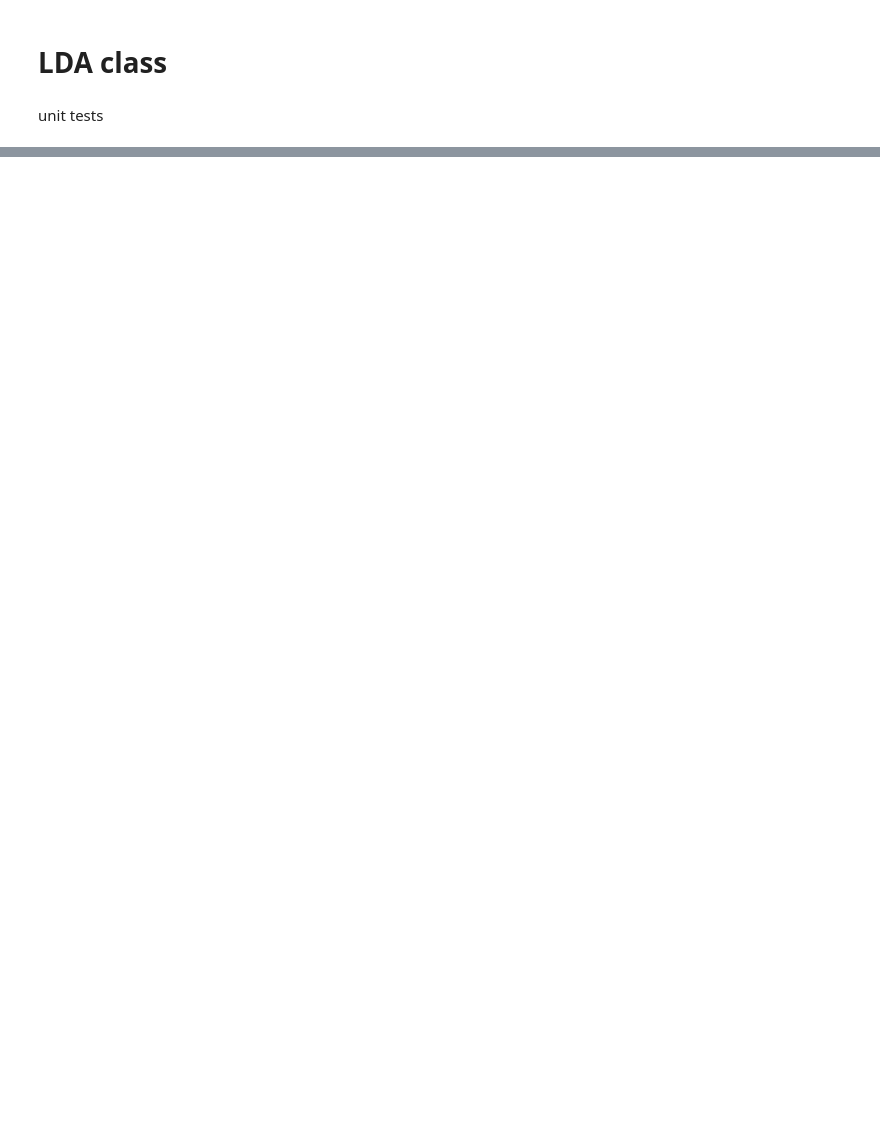
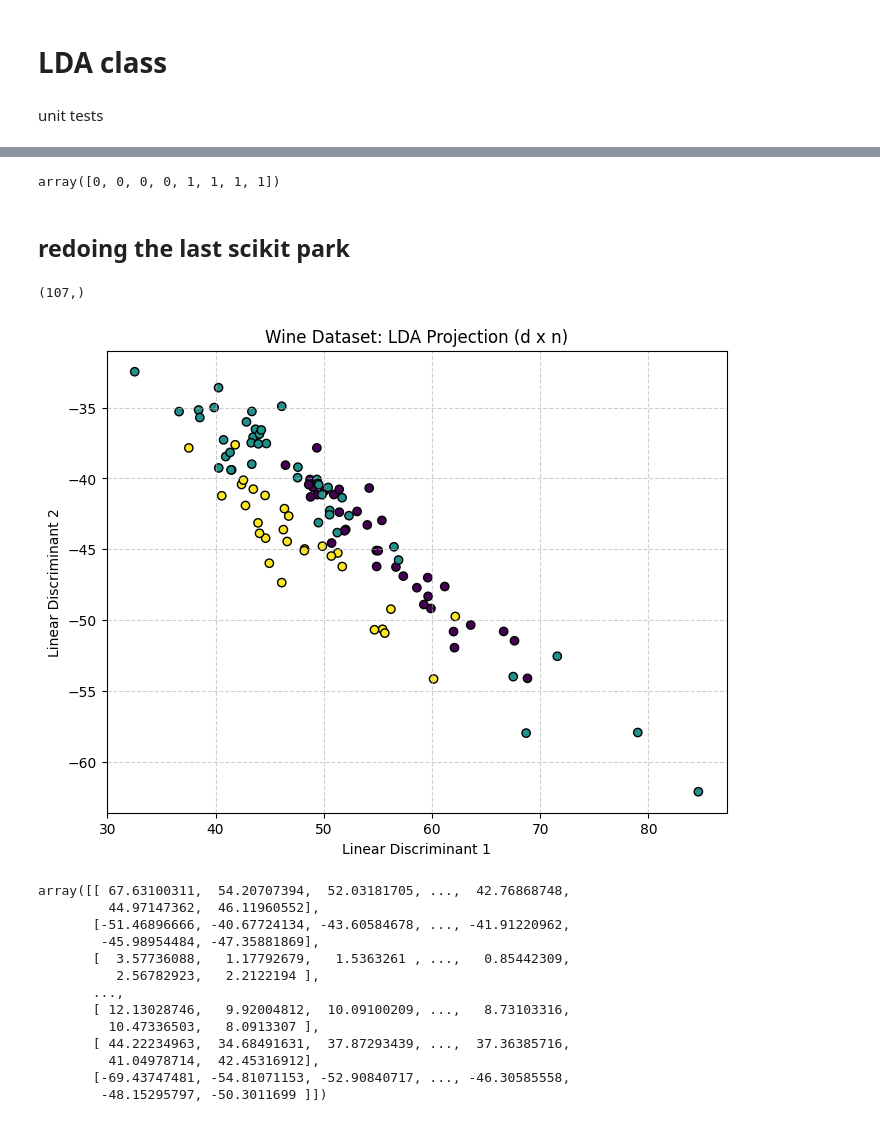
Before and after one commit to Obakeng-Mogale/cs315-assign-1, a Jupyter notebook: assign1/src/assign1.ipynb, the cells around one changed output, grey strips where cells are left out. Drawn from its saved outputs; the diff is of its cells as text; code cells hidden in the pictures; blank space fills up the shorter version.

```diff
--- a/assign1/src/assign1.ipynb
+++ b/assign1/src/assign1.ipynb
@@ -894,0 +1227,43 @@ y = np.array([0, 0, 0, 0, 1, 1, 1, 1])
+# %%
+own_LDA.predict(X)
+# %% [output]
+array([0, 0, 0, 0, 1, 1, 1, 1])
+# %% [markdown]
+## redoing the last scikit park
+# %%
+wine_train_labels.shape
+# %% [output]
+(107,)
+# %%
+# 1. Initialize and fit your d x n class
+wlda = LDA_dn()
+wlda.fit(wine_train.T, wine_train_labels)
+
+# 2. Transform the data (returns a k x n matrix)
+# Your transform returns w.T @ X
+pre = wlda.transform(wine_train.T)
+
+# 3. Plotting
+plt.figure(figsize=(8, 6))
+plt.scatter(pre[0, :], pre[1, :], c=wine_train_labels, cmap='viridis', edgecolors='k')
+plt.xlabel("Linear Discriminant 1")
+plt.ylabel("Linear Discriminant 2")
+plt.title("Wine Dataset: LDA Projection (d x n)")
+plt.grid(True, linestyle='--', alpha=0.6)
+plt.show()
+pre
+# %% [output]
+[figure, added]
+array([[ 67.63100311,  54.20707394,  52.03181705, ...,  42.76868748,
+         44.97147362,  46.11960552],
+       [-51.46896666, -40.67724134, -43.60584678, ..., -41.91220962,
+        -45.98954484, -47.35881869],
+       [  3.57736088,   1.17792679,   1.5363261 , ...,   0.85442309,
+          2.56782923,   2.2122194 ],
+       ...,
+       [ 12.13028746,   9.92004812,  10.09100209, ...,   8.73103316,
+         10.47336503,   8.0913307 ],
+       [ 44.22234963,  34.68491631,  37.87293439, ...,  37.36385716,
+         41.04978714,  42.45316912],
+       [-69.43747481, -54.81071153, -52.90840717, ..., -46.30585558,
+        -48.15295797, -50.3011699 ]])
```
Also changed, not shown: parts of 35 cells of this notebook.
